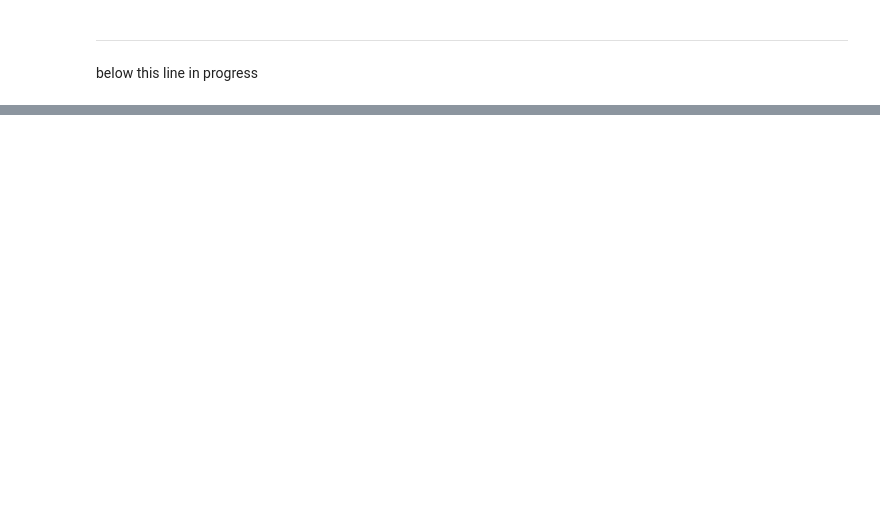
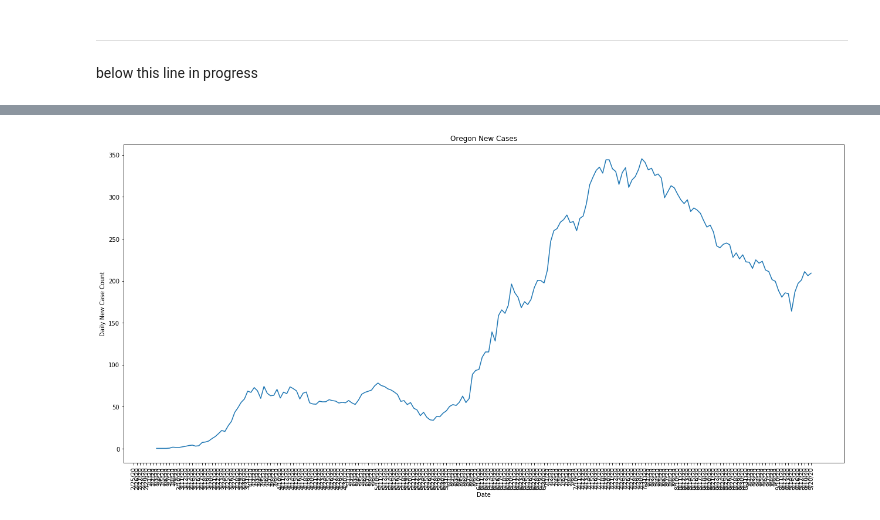
Before and after one commit to UBERCRUZER/covid19, a Jupyter notebook: notebook.ipynb, the cells around one changed output, grey strips where cells are left out. Drawn from its saved outputs; the diff is of its cells as text; code cells hidden in the pictures; blank space fills up the shorter version.

```diff
--- a/notebook.ipynb
+++ b/notebook.ipynb
@@ -334,0 +353,25 @@ stateDeathDF[stateDeathDF.index=='Oregon']
+# %%
+state = 'Oregon'
+
+data = byStateDF[byStateDF.index==state].iloc[:,39:].transpose().diff().rolling(window=7).mean()
+
+
+labels = data.columns
+
+
+plt.figure(figsize=(22, 10))
+plt.plot(data)
+# plt.plot(data.diff().iloc[30:,:10])
+
+# plt.plot(data.diff().iloc[30:,:10])
+# plt.legend(labels, loc='left')
+plt.xticks(rotation='vertical')
+plt.title(state + ' New Cases')
+plt.xlabel('Date')
+plt.ylabel('Daily New Case Count')
+# plt.yscale('log')
+
+
+plt.show()
+# %% [output]
+[figure, added]
```
Also changed, not shown: parts of 27 cells of this notebook, 4 other files.
